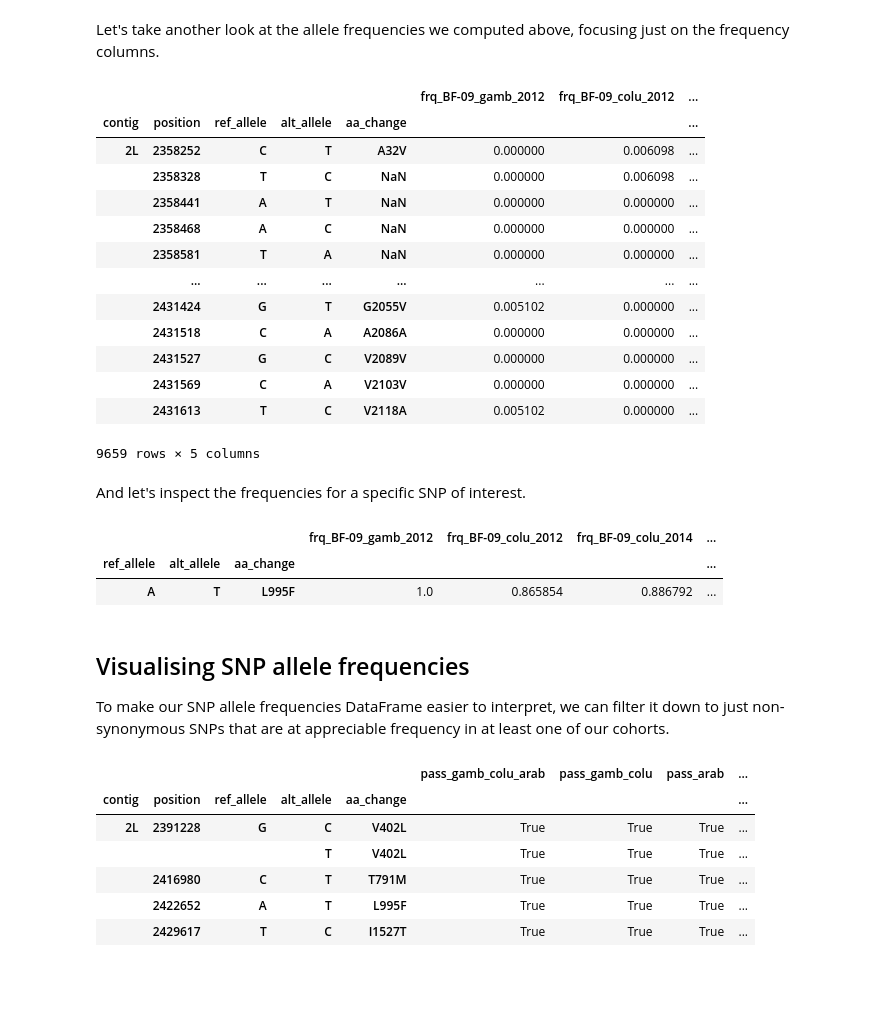
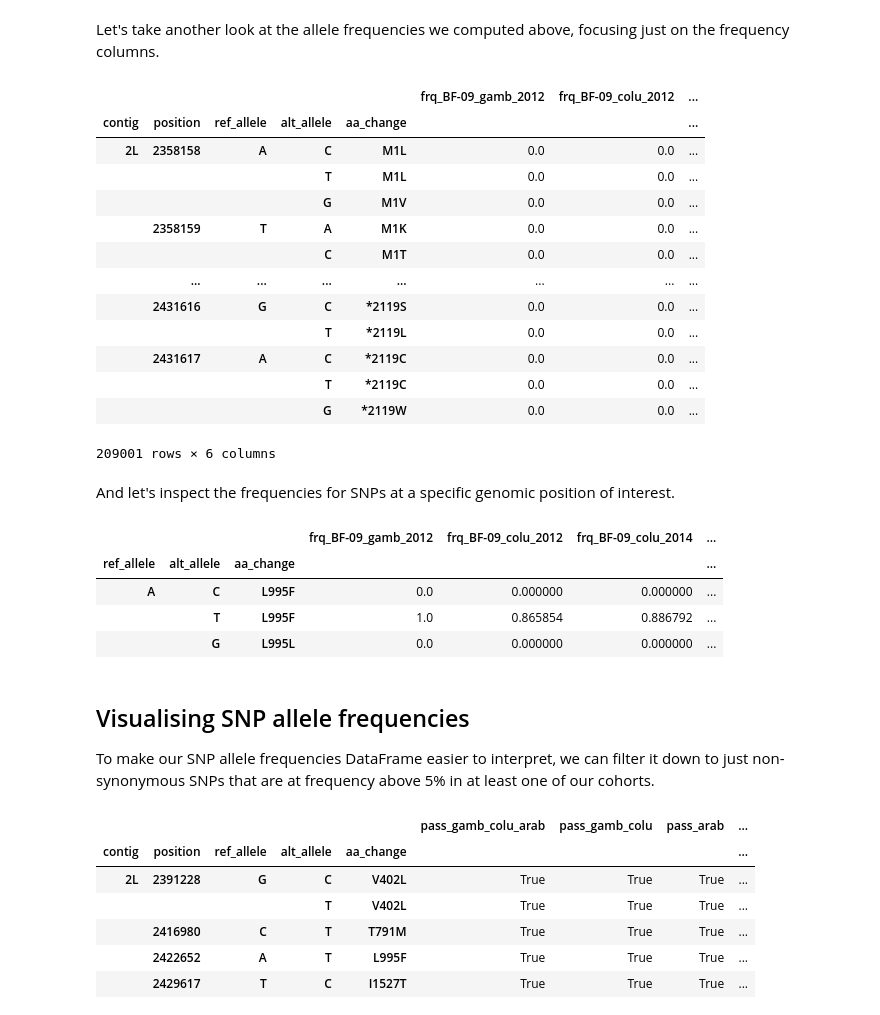
Before and after one commit to anopheles-genomic-surveillance/anopheles-genomic-surveillance.github.io, a Jupyter notebook: docs/workshop-1/module-4-vgsc-snps.ipynb, the cells around one changed output. Cells and saved outputs as stored; diff of their text form; code cells hidden in the pictures; blank space fills up the shorter version.

Commit message:
reinstance drop_invariant=False

```diff
--- a/docs/workshop-1/module-4-vgsc-snps.ipynb
+++ b/docs/workshop-1/module-4-vgsc-snps.ipynb
@@ -114,6 +96,7 @@ snp_allele_freqs_df = ag3.snp_allele_frequencies(
     transcript=transcript,
     cohorts=cohorts,
     sample_sets=sample_sets,
+    drop_invariant=False,
 )
 snp_allele_freqs_df
 # %% [output]
@@ -281,34 +266,36 @@ One way to compare SNP differences between cohorts is to calculate and compare *
 # %% [markdown]
 Let's take another look at the allele frequencies we computed above, focusing just on the frequency columns.
 # %%
-snp_allele_freqs_df[frequency_columns]
+snp_allele_freqs_df[frequency_columns + ['max_af']]
 # %% [output]
 |  |  |  |  |  | frq_BF-09_gamb_2012 | frq_BF-09_colu_2012 | ... |
 | contig | position | ref_allele | alt_allele | aa_change |  |  | ... |
-| 2L | 2358252 | C | T | A32V | 0.000000 | 0.006098 | ... |
-|  | 2358328 | T | C | NaN | 0.000000 | 0.006098 | ... |
-|  | 2358441 | A | T | NaN | 0.000000 | 0.000000 | ... |
-|  | 2358468 | A | C | NaN | 0.000000 | 0.000000 | ... |
-|  | 2358581 | T | A | NaN | 0.000000 | 0.000000 | ... |
+| 2L | 2358158 | A | C | M1L | 0.0 | 0.0 | ... |
+|  |  |  | T | M1L | 0.0 | 0.0 | ... |
+|  |  |  | G | M1V | 0.0 | 0.0 | ... |
+|  | 2358159 | T | A | M1K | 0.0 | 0.0 | ... |
+|  |  |  | C | M1T | 0.0 | 0.0 | ... |
 |  | ... | ... | ... | ... | ... | ... | ... |
-|  | 2431424 | G | T | G2055V | 0.005102 | 0.000000 | ... |
-|  | 2431518 | C | A | A2086A | 0.000000 | 0.000000 | ... |
-|  | 2431527 | G | C | V2089V | 0.000000 | 0.000000 | ... |
-|  | 2431569 | C | A | V2103V | 0.000000 | 0.000000 | ... |
-|  | 2431613 | T | C | V2118A | 0.005102 | 0.000000 | ... |
+|  | 2431616 | G | C | *2119S | 0.0 | 0.0 | ... |
+|  |  |  | T | *2119L | 0.0 | 0.0 | ... |
+|  | 2431617 | A | C | *2119C | 0.0 | 0.0 | ... |
+|  |  |  | T | *2119C | 0.0 | 0.0 | ... |
+|  |  |  | G | *2119W | 0.0 | 0.0 | ... |
-9659 rows × 5 columns
+209001 rows × 6 columns
 # %% [markdown]
-And let's inspect the frequencies for a specific SNP of interest.
+And let's inspect the frequencies for SNPs at a specific genomic position of interest.
 # %%
 snp_allele_freqs_df.loc[("2L", 2_422_652), frequency_columns]
 # %% [output]
 |  |  |  | frq_BF-09_gamb_2012 | frq_BF-09_colu_2012 | frq_BF-09_colu_2014 | ... |
 | ref_allele | alt_allele | aa_change |  |  |  | ... |
-| A | T | L995F | 1.0 | 0.865854 | 0.886792 | ... |
+| A | C | L995F | 0.0 | 0.000000 | 0.000000 | ... |
+|  | T | L995F | 1.0 | 0.865854 | 0.886792 | ... |
+|  | G | L995L | 0.0 | 0.000000 | 0.000000 | ... |
 # %% [markdown]
 ## Visualising SNP allele frequencies
 
-To make our SNP allele frequencies DataFrame easier to interpret, we can filter it down to just non-synonymous SNPs that are at appreciable frequency in at least one of our cohorts.
+To make our SNP allele frequencies DataFrame easier to interpret, we can filter it down to just non-synonymous SNPs that are at frequency above 5% in at least one of our cohorts.
 # %%
 ns_snps_df = snp_allele_freqs_df.query("effect == 'NON_SYNONYMOUS_CODING' and max_af >= 0.05")
 ns_snps_df
```
Also changed, not shown: parts of 10 cells of this notebook.
